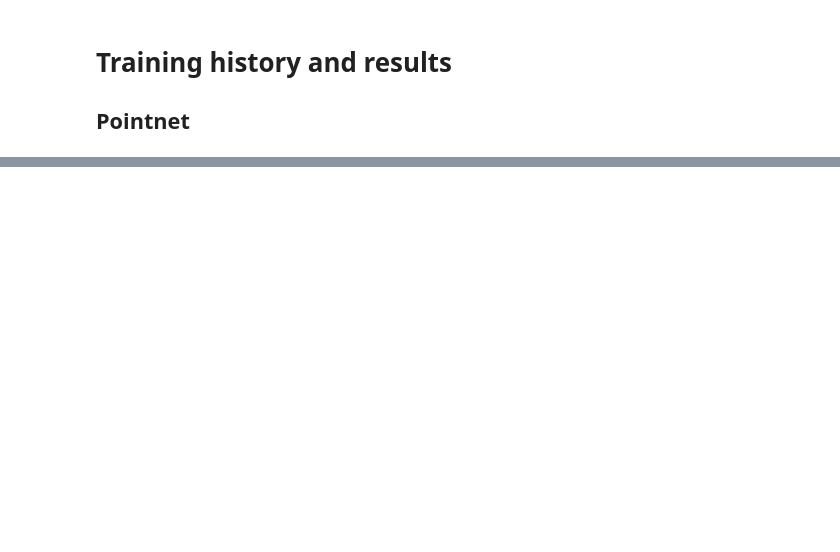
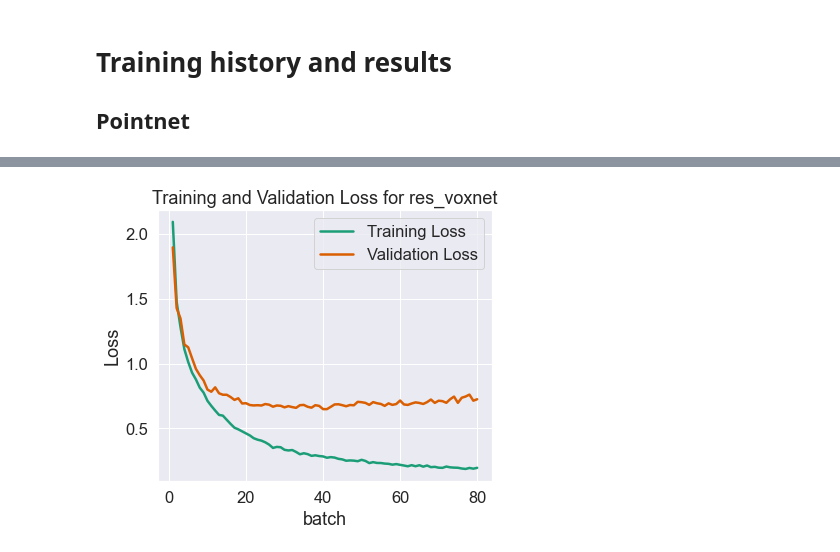
Before and after one commit to NicolaZomer/3D-Object-Classification, a Jupyter notebook: visualization.ipynb, the cells around one changed output, grey strips where cells are left out. Cells and saved outputs as stored; diff of their text form; code cells hidden in the pictures; blank space fills up the shorter version.

```diff
--- a/visualization.ipynb
+++ b/visualization.ipynb
@@ -132,0 +186,4 @@ array([0.6385513 , 0.64820313, 0.65510005, 0.657999  , 0.65963316,
+# %%
+pnet = plot_history('res_voxnet')
+# %% [output]
+[figure, added]
```
Also changed, not shown: parts of 11 cells of this notebook, 23 other files.
